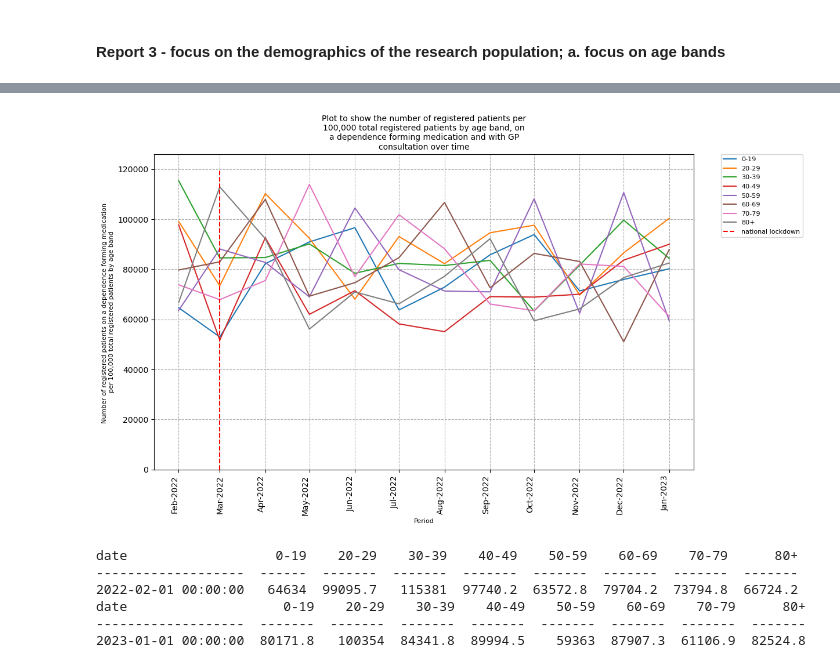
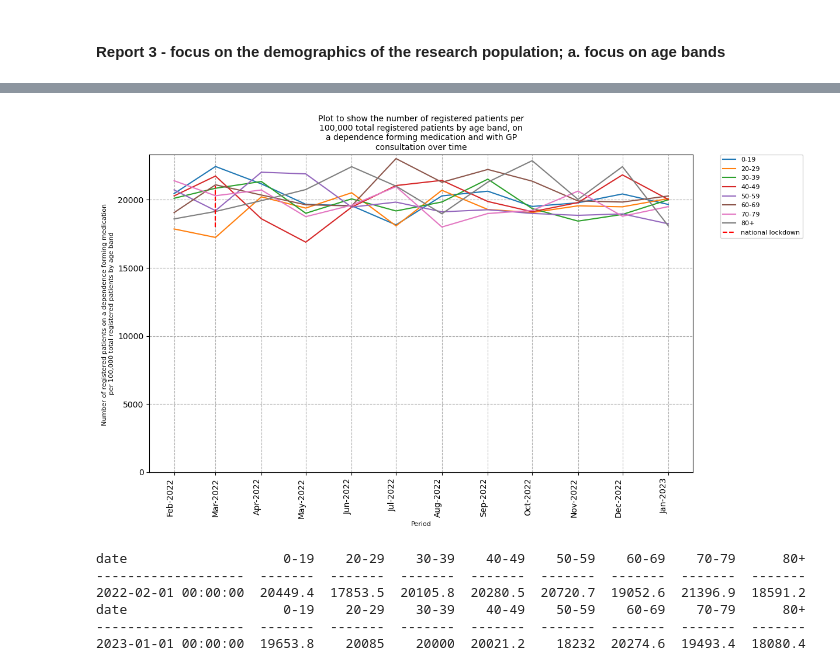
Before and after one commit to opensafely/dfms-covid19, a Jupyter notebook: analysis/report_3a_demograhics_age.ipynb, the cells around one changed output, grey strips where cells are left out. Saved outputs shown, nothing was run; the diff lists cells and outputs as text; code cells hidden in the pictures.

```diff
--- a/analysis/report_3a_demograhics_age.ipynb
+++ b/analysis/report_3a_demograhics_age.ipynb
@@ -371,44 +371,44 @@ Jan-23   11.76     13.5    11.83    12.17    11.63    13.57    12.97  12.57
 # %%
-df1 = df.assign(weighted_research_population=lambda x: x.research_population / (x.population / 100000))
-df2 = df1.groupby(['date', 'age_band']).weighted_research_population.sum().unstack()
+df1 = df.assign(weighted_population=lambda x: x.population / 100000)
+df2 = df1.groupby(['date', 'age_band']).research_population.sum().unstack() / df1.groupby(['date', 'age_band']).weighted_population.sum().unstack()
 
 fig = plt.figure(figsize=(12,8))
 ax = plt.subplot()
 
 months = mdates.MonthLocator()
 date_format = mdates.DateFormatter('%b-%Y')
 
 ax.xaxis.set_major_formatter(date_format)
 ax.xaxis.set_major_locator(months)
 fig.autofmt_xdate()
 ax.plot(df2)
 ax.set_xlabel('Period', fontsize=8)
 ax.set_ylabel('Number of registered patients on a dependence forming medication \nper 100,000 total registered patients by age band', fontsize=8)
 plt.vlines(
         x=[pd.to_datetime(covid)],
         ymin=18000,
         ymax=21000,
         colors="red",
         ls="--",
         label="national lockdown",
     )
 plt.ylim(ymin=0)
 plt.xticks(rotation=90)
 title = 'Plot to show the number of registered patients per 100,000 total registered patients by age band, on a dependence forming medication and with GP consultation over time'
 plt.title('\n'.join(wrap(title,50)), fontsize=10)
 plt.legend(labels= ["0-19", "20-29", "30-39", "40-49", "50-59", "60-69", "70-79", "80+", "national lockdown"], bbox_to_anchor=(1.05, 1), loc='upper left', borderaxespad=0, fontsize=8)
 plt.grid(linestyle="dashed")
 plt.savefig(f"../output/measure_gp_consultation_age_weighted_plot.png", bbox_inches='tight', dpi=150)
 plt.show()
 # %% [output]
-[figure, old version]
+[figure, new version]
 # %%
 print(tabulate(df2.iloc[:1], headers='keys', tablefmt = 'simple'))
 print(tabulate(df2.iloc[-1:], headers='keys', tablefmt = 'simple'))
 # %% [output]
-date                   0-19    20-29    30-39    40-49    50-59    60-69    70-79      80+
--------------------  ------  -------  -------  -------  -------  -------  -------  -------
-2022-02-01 00:00:00   64634  99095.7   115381  97740.2  63572.8  79704.2  73794.8  66724.2
 date                    0-19    20-29    30-39    40-49    50-59    60-69    70-79      80+
 -------------------  -------  -------  -------  -------  -------  -------  -------  -------
-2023-01-01 00:00:00  80171.8   100354  84341.8  89994.5    59363  87907.3  61106.9  82524.8
+2022-02-01 00:00:00  20449.4  17853.5  20105.8  20280.5  20720.7  19052.6  21396.9  18591.2
+date                    0-19    20-29    30-39    40-49    50-59    60-69    70-79      80+
+-------------------  -------  -------  -------  -------  -------  -------  -------  -------
+2023-01-01 00:00:00  19653.8    20085    20000  20021.2    18232  20274.6  19493.4  18080.4
```
Also changed, not shown: parts of 16 cells of this notebook, 3 other files.
